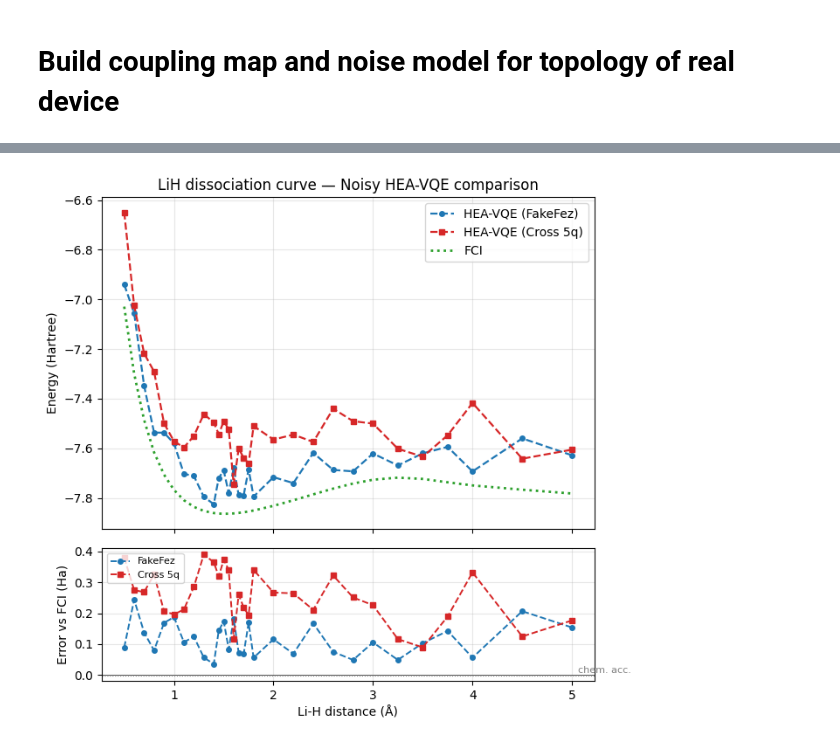
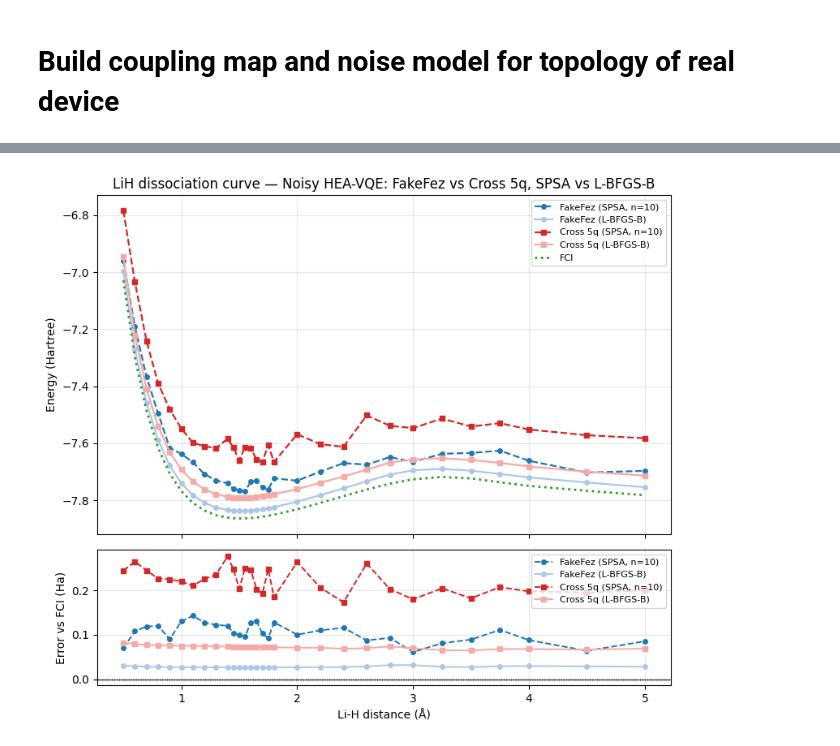
Before and after one commit to nanoelectroniclab/Qfort_opx1000, a Jupyter notebook: vqe/vqe_LiH_Qiskit.ipynb, the cells around one changed output, grey strips where cells are left out. Saved outputs shown, nothing was run; the diff lists cells and outputs as text; code cells hidden in the pictures.

Commit message:
Modified VQE LiH notebook about SPSA times and noisy backend

```diff
--- a/vqe/vqe_LiH_Qiskit.ipynb
+++ b/vqe/vqe_LiH_Qiskit.ipynb
@@ -315,7 +317,7 @@ def run_vqe_at_distance(R, optimizer="lbfgsb"):
     fci_elec = float(np.linalg.eigvalsh(H.to_matrix())[0])
 
     ans = efficient_su2(
-        num_qubits=4, reps=2,
+        num_qubits=4, reps=1,
         entanglement=[[0,2],[1,2],[3,2]],
         su2_gates=["rz", "ry"],
     )
@@ -501,7 +523,7 @@ noisy_estimator_fez = AerEstimator(
             "coupling_map": list(coupling_map_fez.get_edges()),
             "basis_gates": basis_gates_fez,
         },
-        "run_options": {"shots": 8192, "seed": 42},
+        "run_options": {"shots": 512, "seed": None},
     }
 )
 
@@ -518,6 +540,7 @@ def cost_function_fez(params):
     return energy
 
 # random init to avoid theta=0 local minimum
+rng = np.random.default_rng(42)
 x0 = rng.uniform(-np.pi, np.pi, ansatz_fez.num_parameters)
 
 
@@ -888,40 +895,46 @@ def run_vqe_noisy_at_distance(R, backend_type="fakefez"):
 # %%
-# Noisy VQE PEC scan: FakeFez vs Cross 5q and FCI
-E_initial_n, E_vqe_fez, E_vqe_cross, E_fci_n = [], [], [], []
+# Noisy VQE PEC scan: FakeFez vs Cross 5q, SPSA vs L-BFGS-B (LiH)
+E_fez_spsa, E_fez_lbfgs, E_cross_spsa, E_cross_lbfgs, E_fci_n = [], [], [], [], []
+n_runs = 10
+for R in distances:
+    _, vqe_fez_spsa,    fci_f, n_spsa   = run_vqe_noisy_at_distance(float(R), backend_type="fakefez", optimizer="spsa", n_runs=n_runs)
+    _, vqe_fez_lbfgs,   _, _            = run_vqe_noisy_at_distance(float(R), backend_type="fakefez", optimizer="lbfgsb")
+    _, vqe_cross_spsa,  _, _            = run_vqe_noisy_at_distance(float(R), backend_type="cross",   optimizer="spsa", n_runs=n_runs)
+    _, vqe_cross_lbfgs, _ , _           = run_vqe_noisy_at_distance(float(R), backend_type="cross",   optimizer="lbfgsb")
+    E_fez_spsa.append(vqe_fez_spsa)
+    E_fez_lbfgs.append(vqe_fez_lbfgs)
+    E_cross_spsa.append(vqe_cross_spsa)
+    E_cross_lbfgs.append(vqe_cross_lbfgs)
+    E_fci_n.append(fci_f)
+    print(f"R={R:.2f}  FakeFez(SPSA)={vqe_fez_spsa:.4f}  FakeFez(L-BFGS-B)={vqe_fez_lbfgs:.4f}  Cross(SPSA)={vqe_cross_spsa:.4f}  Cross(L-BFGS-B)={vqe_cross_lbfgs:.4f}")
 
-for R in distances:
-    initial_f, vqe_f, fci_f = run_vqe_noisy_at_distance(float(R), backend_type="fakefez")
-    _,          vqe_c, _     = run_vqe_noisy_at_distance(float(R), backend_type="cross")
-    E_initial_n.append(initial_f)
-    E_vqe_fez.append(vqe_f)
-    E_vqe_cross.append(vqe_c)
-    E_fci_n.append(fci_f)
-    print(f"R={R:.2f}  FakeFez={vqe_f:.4f}  Cross={vqe_c:.4f}  FCI={fci_f:.4f}")
+E_fez_spsa, E_fez_lbfgs, E_cross_spsa, E_cross_lbfgs, E_fci_n = map(
+    np.array, (E_fez_spsa, E_fez_lbfgs, E_cross_spsa, E_cross_lbfgs, E_fci_n)
+)
 
-E_initial_n, E_vqe_fez, E_vqe_cross, E_fci_n = map(np.array, (E_initial_n, E_vqe_fez, E_vqe_cross, E_fci_n))
-
-fig, (ax1, ax2) = plt.subplots(2, 1, figsize=(7, 6.5), sharex=True,
+fig, (ax1, ax2) = plt.subplots(2, 1, figsize=(8, 7), sharex=True,
                                gridspec_kw={"height_ratios": [3, 1.2]})
 
-# ax1.plot(distances, E_initial_n,  "-",   color="#888888", lw=1.4, label="Initial (θ=0)")
-ax1.plot(distances, E_vqe_fez,    "o--", color="#1f77b4", lw=1.6, ms=4, label="HEA-VQE (FakeFez)")
-ax1.plot(distances, E_vqe_cross,  "s--", color="#d62728", lw=1.6, ms=4, label="HEA-VQE (Cross 5q)")
-ax1.plot(distances, E_fci_n,      ":",   color="#2ca02c", lw=2.0, label="FCI")
+ax1.plot(distances, E_fez_spsa,    "o--", color="#1f77b4", lw=1.6, ms=4, label=f"FakeFez (SPSA, n={n_spsa})")
+ax1.plot(distances, E_fez_lbfgs,   "o-",  color="#aec7e8", lw=1.6, ms=4, label="FakeFez (L-BFGS-B)")
+ax1.plot(distances, E_cross_spsa,  "s--", color="#d62728", lw=1.6, ms=4, label=f"Cross 5q (SPSA, n={n_spsa})")
+ax1.plot(distances, E_cross_lbfgs, "s-",  color="#f7a9a8", lw=1.6, ms=4, label="Cross 5q (L-BFGS-B)")
+ax1.plot(distances, E_fci_n,       ":",   color="#2ca02c", lw=2.0, label="FCI")
 ax1.set_ylabel("Energy (Hartree)")
-ax1.legend(loc="upper right")
+ax1.legend(loc="upper right", fontsize=8)
 ax1.grid(alpha=0.3)
-ax1.set_title("LiH dissociation curve — Noisy HEA-VQE comparison")
+ax1.set_title("LiH dissociation curve — Noisy HEA-VQE: FakeFez vs Cross 5q, SPSA vs L-BFGS-B")
 
-# ax2.plot(distances, E_initial_n  - E_fci_n, "-",   color="#888888", lw=1.4, label="Initial (θ=0)")
-ax2.plot(distances, E_vqe_fez    - E_fci_n, "o--", color="#1f77b4", lw=1.4, ms=4, label="FakeFez")
-ax2.plot(distances, E_vqe_cross  - E_fci_n, "s--", color="#d62728", lw=1.4, ms=4, label="Cross 5q")
+ax2.plot(distances, E_fez_spsa   - E_fci_n, "o--", color="#1f77b4", lw=1.4, ms=4, label=f"FakeFez (SPSA, n={n_spsa})")
+ax2.plot(distances, E_fez_lbfgs  - E_fci_n, "o-",  color="#aec7e8", lw=1.4, ms=4, label="FakeFez (L-BFGS-B)")
+ax2.plot(distances, E_cross_spsa - E_fci_n, "s--", color="#d62728", lw=1.4, ms=4, label=f"Cross 5q (SPSA, n={n_spsa})")
+ax2.plot(distances, E_cross_lbfgs- E_fci_n, "s-",  color="#f7a9a8", lw=1.4, ms=4, label="Cross 5q (L-BFGS-B)")
 ax2.axhline(0, color="k", lw=0.5)
 ax2.axhline( 1.6e-3, color="gray", ls=":", lw=0.8)
 ax2.axhline(-1.6e-3, color="gray", ls=":", lw=0.8)
-ax2.text(distances[-1], 1.6e-3, "  chem. acc.", fontsize=8, color="gray", va="bottom")
 ax2.set_xlabel("Li-H distance (Å)")
 ax2.set_ylabel("Error vs FCI (Ha)")
-ax2.legend(loc="upper left", fontsize=8)
+ax2.legend(loc="upper right", fontsize=8)
 ax2.grid(alpha=0.3)
 
 plt.tight_layout()
@@ -947 +960 @@ R=5.00  FakeFez=-7.6280  Cross=-7.6052  FCI=-7.7820
-[figure, old version]
+[figure, new version]
```
Also changed, not shown: parts of 15 cells of this notebook.
